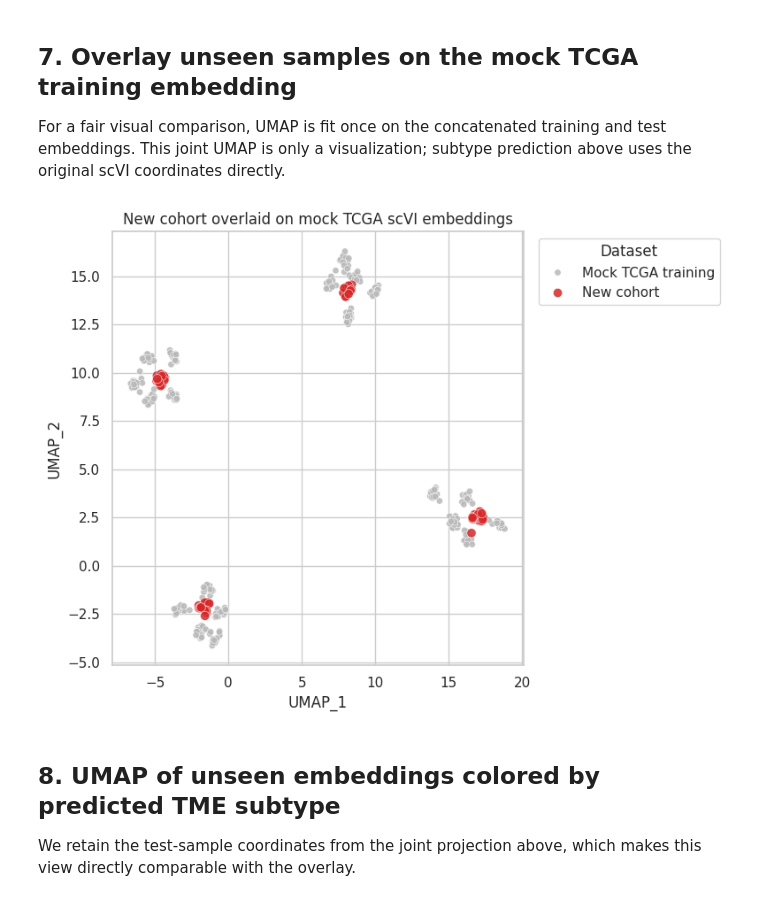
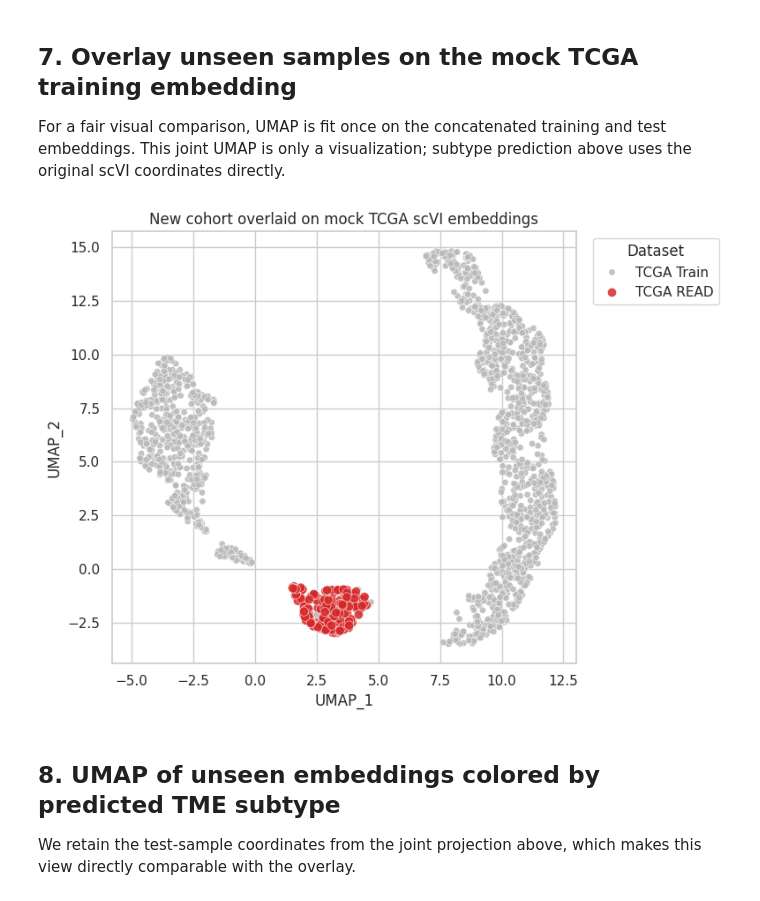
Before and after one commit to Eastmanmd/TMEmbed, a Jupyter notebook: tutorial/real_tcga_scvi_subtyping.ipynb, the cells around one changed output. Saved outputs shown, nothing was run; the diff lists cells and outputs as text; code cells hidden in the pictures.

```diff
--- a/tutorial/real_tcga_scvi_subtyping.ipynb
+++ b/tutorial/real_tcga_scvi_subtyping.ipynb
@@ -141,10 +139,10 @@ training = train_pipeline(
     model_kind="random_forest",
     n_splits=5,
     n_latent=20,
-    max_epochs=30,
+    max_epochs=10,
     random_state=RANDOM_STATE,
     normalize=False,
-    classifier_params={"n_estimators": 50},
+    classifier_params={"n_estimators": 30},
 )
 train_embeddings = training.embeddings
 display(training.classifier_result.fold_metrics)
@@ -241,7 +239,8 @@ plt.show()
 The new cohort is aligned to the saved training genes and its **raw counts** are query-mapped into the reference latent space. The reference model is not retrained.
 # %%
 new_expression = load_new_cohort(
-    mock_paths.new_cohort_file, reference_genes=dataset.expression.columns
+    "/gpfs/commons/groups/compbio/projects/ao_projects/tumor_subtyper/data/TCGA/new_data/TCGA_READ.tsv",
+    reference_genes=dataset.expression.columns
 )
 test_embeddings = get_embedding_scvi(new_expression, ARTIFACT_DIR / "scvi_model")
 
@@ -349,36 +354,36 @@ For a fair visual comparison, UMAP is fit once on the concatenated training and
 # %%
 combined_embeddings = pd.concat([train_embeddings, test_embeddings], axis=0)
 combined_group = pd.Series(
-    ["Mock TCGA training"] * len(train_embeddings) + ["New cohort"] * len(test_embeddings),
+    ["TCGA Train"] * len(train_embeddings) + ["TCGA READ"] * len(test_embeddings),
     index=combined_embeddings.index,
     name="dataset",
 )
 combined_xy = umap.UMAP(
     n_neighbors=20, min_dist=0.25, metric="euclidean", random_state=RANDOM_STATE
 ).fit_transform(combined_embeddings)
 combined_projection = pd.DataFrame(
     {"UMAP_1": combined_xy[:, 0], "UMAP_2": combined_xy[:, 1], "dataset": combined_group},
     index=combined_embeddings.index,
 )
 
 plt.figure(figsize=(8, 6))
 sns.scatterplot(
     data=combined_projection,
     x="UMAP_1",
     y="UMAP_2",
     hue="dataset",
-    hue_order=["Mock TCGA training", "New cohort"],
-    palette={"Mock TCGA training": "#B8B8B8", "New cohort": "#D62728"},
+    hue_order=["TCGA Train", "TCGA READ"],
+    palette={"TCGA Train": "#B8B8B8", "TCGA READ": "#D62728"},
     size="dataset",
-    sizes={"Mock TCGA training": 28, "New cohort": 55},
+    sizes={"TCGA Train": 28, "TCGA READ": 55},
     alpha=0.85,
 )
 plt.title("New cohort overlaid on mock TCGA scVI embeddings")
 plt.legend(title="Dataset", bbox_to_anchor=(1.02, 1), loc="upper left")
 plt.tight_layout()
 plt.show()
 # %% [output]
-[figure, old version]
+[figure, new version]
 # %% [markdown]
 ## 8. UMAP of unseen embeddings colored by predicted TME subtype
 
```
Also changed, not shown: parts of 13 cells of this notebook, 7 other files.
